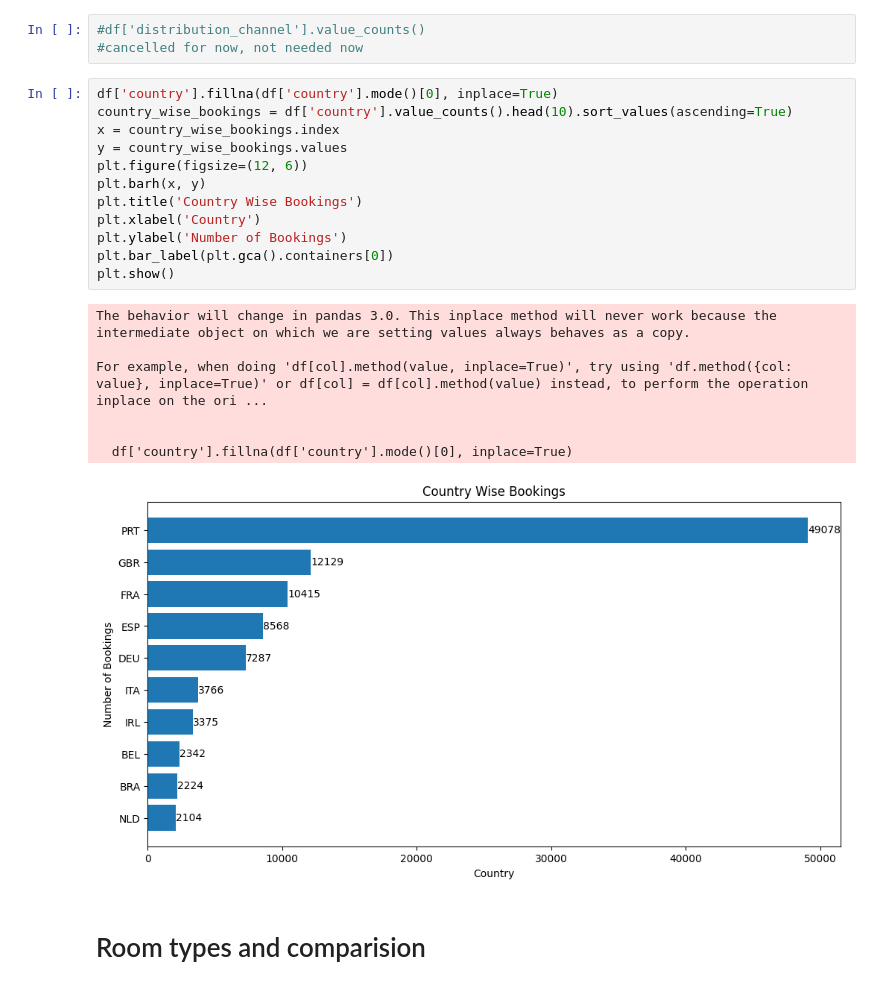
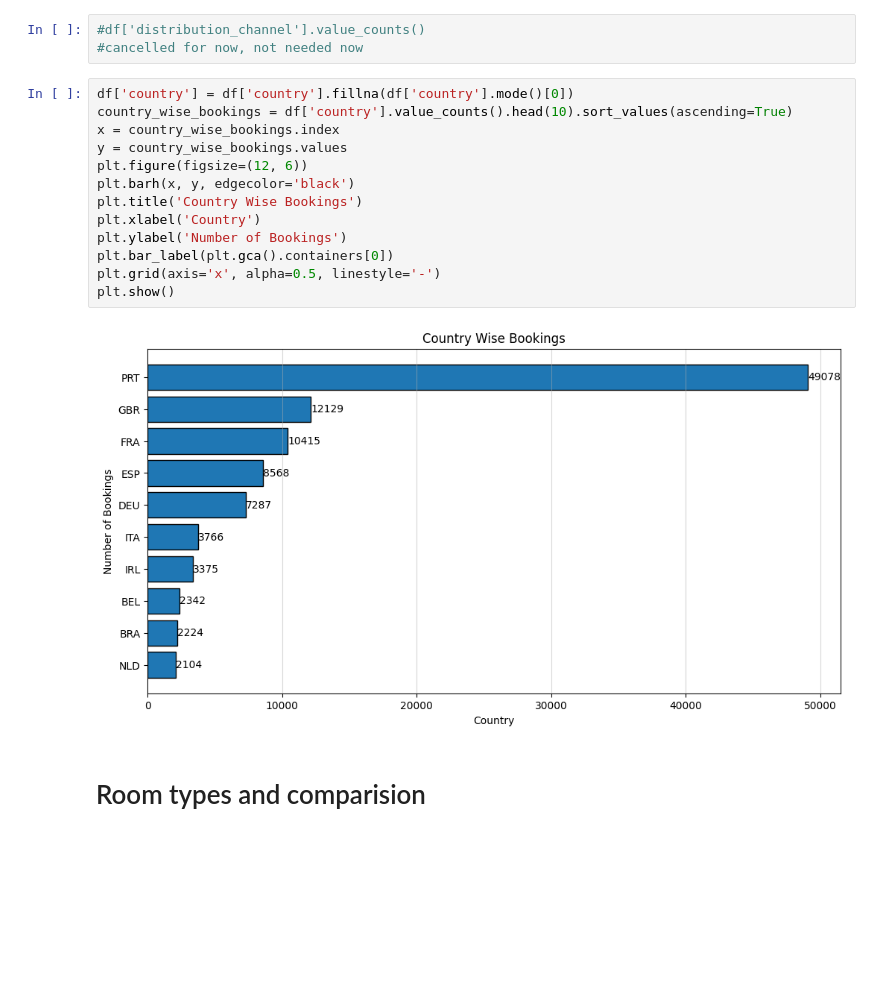
Before and after one commit to Piyush-D24/Data_Visualization_Project, a Jupyter notebook: Hotel_Booking.ipynb, the cells around one changed output. Drawn from its saved outputs; the diff is of its cells as text; blank space fills up the shorter version.

```diff
--- a/Hotel_Booking.ipynb
+++ b/Hotel_Booking.ipynb
@@ -198,25 +198,20 @@ plt.show()
 #df['distribution_channel'].value_counts()
 #cancelled for now, not needed now
 # %%
-df['country'].fillna(df['country'].mode()[0], inplace=True)
+df['country'] = df['country'].fillna(df['country'].mode()[0])
 country_wise_bookings = df['country'].value_counts().head(10).sort_values(ascending=True)
 x = country_wise_bookings.index
 y = country_wise_bookings.values
 plt.figure(figsize=(12, 6))
-plt.barh(x, y)
+plt.barh(x, y, edgecolor='black')
 plt.title('Country Wise Bookings')
 plt.xlabel('Country')
 plt.ylabel('Number of Bookings')
 plt.bar_label(plt.gca().containers[0])
+plt.grid(axis='x', alpha=0.5, linestyle='-')
 plt.show()
 # %% [output]
-The behavior will change in pandas 3.0. This inplace method will never work because the intermediate object on which we are setting values always behaves as a copy.
-
-For example, when doing 'df[col].method(value, inplace=True)', try using 'df.method({col: value}, inplace=True)' or df[col] = df[col].method(value) instead, to perform the operation inplace on the ori ...
-
-
-  df['country'].fillna(df['country'].mode()[0], inplace=True)
-[figure, old version]
+[figure, new version]
 # %% [markdown]
 # Room types and comparision
 # %%
```
Also changed, not shown: parts of 43 cells of this notebook.
